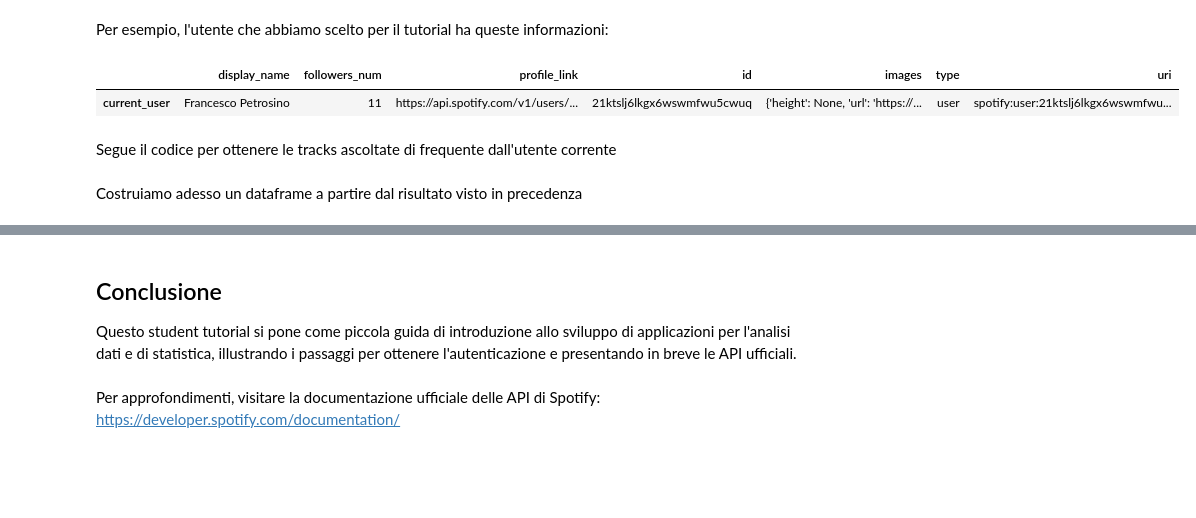
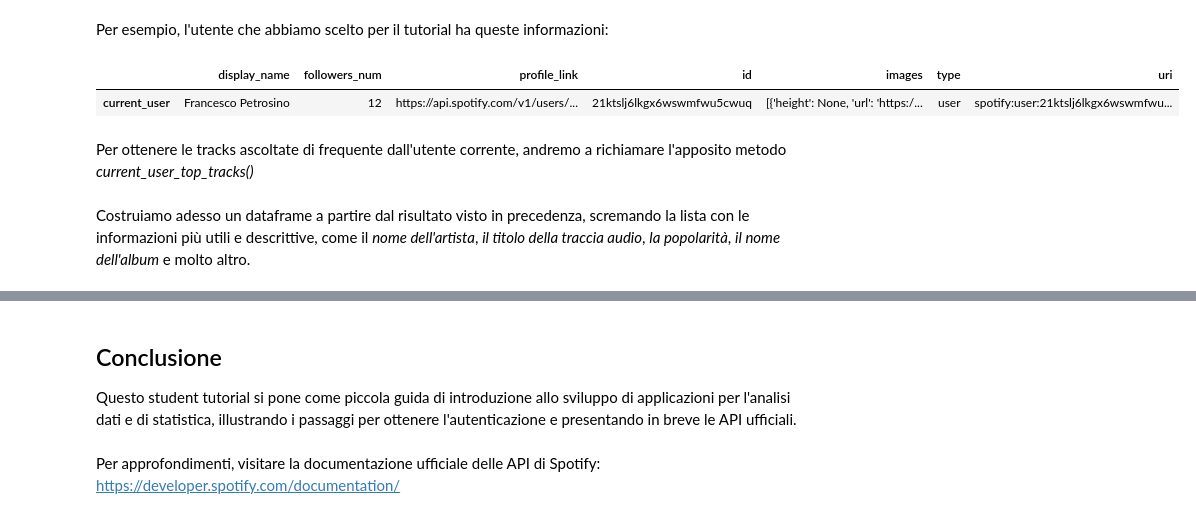
Before and after one commit to FrancescoPetrosino/ProgettoSMM, a Jupyter notebook: StudentTutorial/StudentTutorial_X81000533.ipynb, the cells around one changed output, grey strips where cells are left out. Cells and saved outputs as stored; diff of their text form; code cells hidden in the pictures; blank space fills up the shorter version.

```diff
--- a/StudentTutorial/StudentTutorial_X81000533.ipynb
+++ b/StudentTutorial/StudentTutorial_X81000533.ipynb
@@ -38,0 +45,4 @@ Creata l'app, prendere nota di *Client ID* e *Client Secret*. Fatto ciò cliccar
+# %%
+SPOTIFY_CLIENT_ID='b48898f561ab4533b7396439e6610ff4'
+SPOTIFY_CLIENT_SECRET='******************'
+REDIRECT_URI='http://localhost:8080'
@@ -64,13 +152,15 @@ scope = [
     'user-top-read'
 ]
 
+# riferimento all'istanza SpotifyOAuth
 auth_manager = SpotifyOAuth(
-    client_id=SPOTIPY_CLIENT_ID,
-    client_secret=SPOTIPY_CLIENT_SECRET,
+    client_id=SPOTIFY_CLIENT_ID,
+    client_secret=SPOTIFY_CLIENT_SECRET,
     redirect_uri=REDIRECT_URI,
     scope=scope
 )
 
+# riferimento al client Spotify API
 sp = spotipy.Spotify(auth_manager=auth_manager)
 # %% [markdown]
 È possibile verificare l'identità dell'utente con cui si è effettuato l'accesso attraverso il metodo *current_user()* restituendo in questo caso il nome dell'account
@@ -100,20 +191,22 @@ Per esempio, l'utente che abbiamo scelto per il tutorial ha queste informazioni:
 # %%
 user = {
     'display_name': current_user['display_name'],
     'followers_num': current_user['followers']['total'],
     'profile_link': current_user['href'],
     'id': current_user['id'],
     'images': current_user['images'],
     'type': current_user['type'],
     'uri': current_user['uri']
 }
 
-user_df = pandas.DataFrame(user, index={'current_user'})
+# creo un dataframe con le informazioni dell'utente
+user_df = pandas.DataFrame([user], index=['current_user'])
 
+# risposta
 user_df
 # %% [output]
 |  | display_name | followers_num | profile_link | id | images | type | uri |
-| current_user | Francesco Petrosino | 11 | https://api.spotify.com/v1/users/... | 21ktslj6lkgx6wswmfwu5cwuq | {'height': None, 'url': 'https://... | user | spotify:user:21ktslj6lkgx6wswmfwu... |
+| current_user | Francesco Petrosino | 12 | https://api.spotify.com/v1/users/... | 21ktslj6lkgx6wswmfwu5cwuq | [{'height': None, 'url': 'https:/... | user | spotify:user:21ktslj6lkgx6wswmfwu... |
 # %% [markdown]
-Segue il codice per ottenere le tracks ascoltate di frequente dall'utente corrente
+Per ottenere le tracks ascoltate di frequente dall'utente corrente, andremo a richiamare l'apposito metodo *current_user_top_tracks()*
 # %%
@@ -122,6 +217,6 @@ tracks_take = 30
 raw_result = sp.current_user_top_tracks(time_range='medium_term', limit=tracks_take)
-# %% [markdown]
-Costruiamo adesso un dataframe a partire dal risultato visto in precedenza
+# %% [markdown]
+Costruiamo adesso un dataframe a partire dal risultato visto in precedenza, scremando la lista con le informazioni più utili e descrittive, come il *nome dell'artista*, *il titolo della traccia audio*, *la popolarità*, *il nome dell'album* e molto altro.
 # %%
 tracks = []
 columns_df = ['Id', 'Name', 'Artist name', 'Artist uri', 'Album name', 'Album release date', 'Album total tracks', 'Album uri', 'Disc number', 'Duration (ms)', 'Explicit', 'Href', 'Popularity', 'Uri']
```
Also changed, not shown: parts of 22 cells of this notebook, 2 other files.
